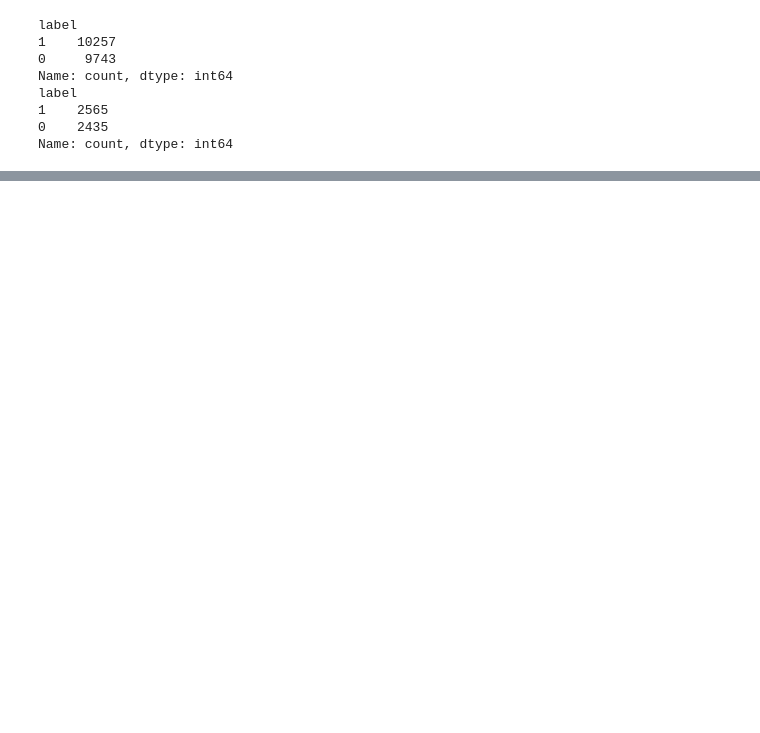
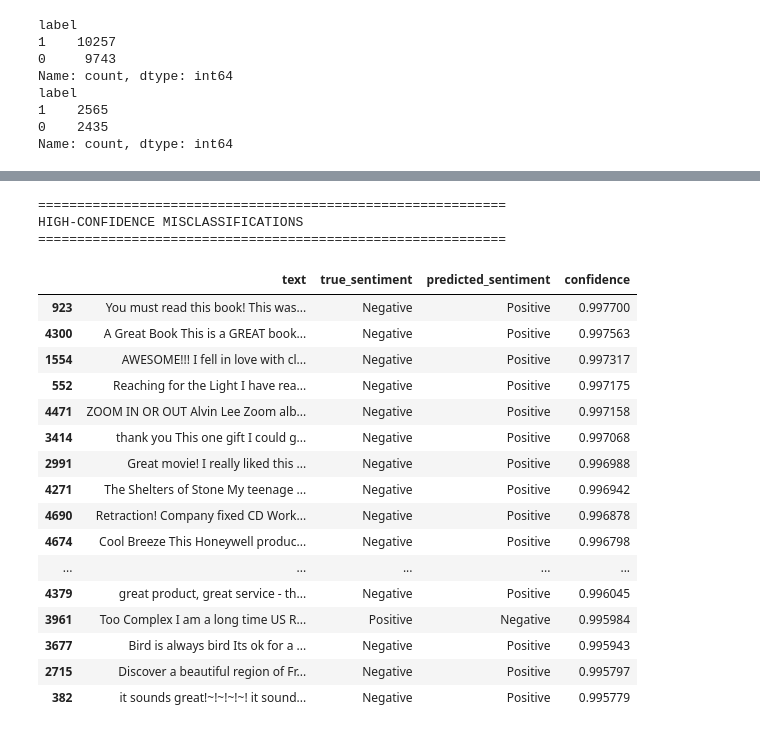
Before and after one commit to Shristiii20/ReviewSense, a Jupyter notebook: notebooks/03_distilbert.ipynb, the cells around one changed output, grey strips where cells are left out. Saved outputs shown, nothing was run; the diff lists cells and outputs as text; code cells hidden in the pictures; blank space fills up the shorter version.

```diff
--- a/notebooks/03_distilbert.ipynb
+++ b/notebooks/03_distilbert.ipynb
@@ -385,0 +662,38 @@ DistilBERT model saved! ✅
+# %%
+print("=" * 60)
+print("HIGH-CONFIDENCE MISCLASSIFICATIONS")
+print("=" * 60)
+
+display(
+    errors[
+        [
+            "text",
+            "true_sentiment",
+            "predicted_sentiment",
+            "confidence"
+        ]
+    ]
+    .sort_values("confidence", ascending=False)
+    .head(20)
+)
+# %% [output]
+============================================================
+HIGH-CONFIDENCE MISCLASSIFICATIONS
+============================================================
+|  | text | true_sentiment | predicted_sentiment | confidence |
+| 923 | You must read this book! This was... | Negative | Positive | 0.997700 |
+| 4300 | A Great Book This is a GREAT book... | Negative | Positive | 0.997563 |
+| 1554 | AWESOME!!! I fell in love with cl... | Negative | Positive | 0.997317 |
+| 552 | Reaching for the Light I have rea... | Negative | Positive | 0.997175 |
+| 4471 | ZOOM IN OR OUT Alvin Lee Zoom alb... | Negative | Positive | 0.997158 |
+| 3414 | thank you This one gift I could g... | Negative | Positive | 0.997068 |
+| 2991 | Great movie! I really liked this ... | Negative | Positive | 0.996988 |
+| 4271 | The Shelters of Stone My teenage ... | Negative | Positive | 0.996942 |
+| 4690 | Retraction! Company fixed CD Work... | Negative | Positive | 0.996878 |
+| 4674 | Cool Breeze This Honeywell produc... | Negative | Positive | 0.996798 |
+| ... | ... | ... | ... | ... |
+| 4379 | great product, great service - th... | Negative | Positive | 0.996045 |
+| 3961 | Too Complex I am a long time US R... | Positive | Negative | 0.995984 |
+| 3677 | Bird is always bird Its ok for a ... | Negative | Positive | 0.995943 |
+| 2715 | Discover a beautiful region of Fr... | Negative | Positive | 0.995797 |
+| 382 | it sounds great!~!~!~!~! it sound... | Negative | Positive | 0.995779 |
```
Also changed, not shown: parts of 27 cells of this notebook, 6 other files.
